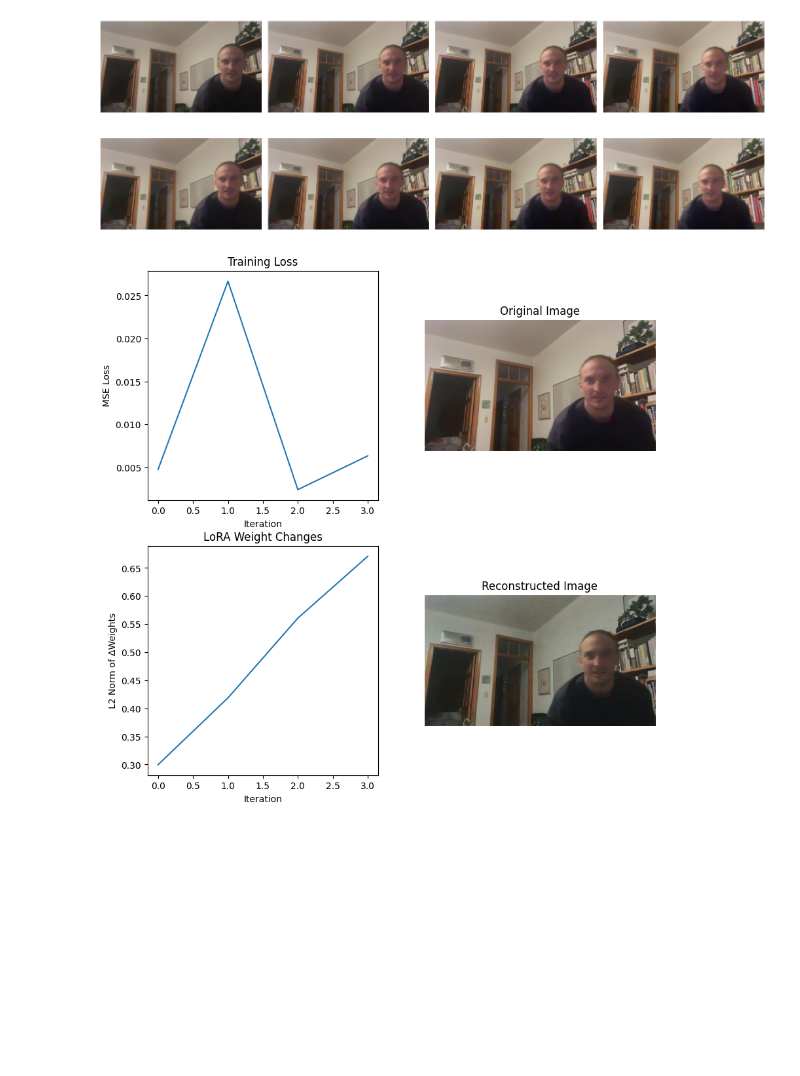
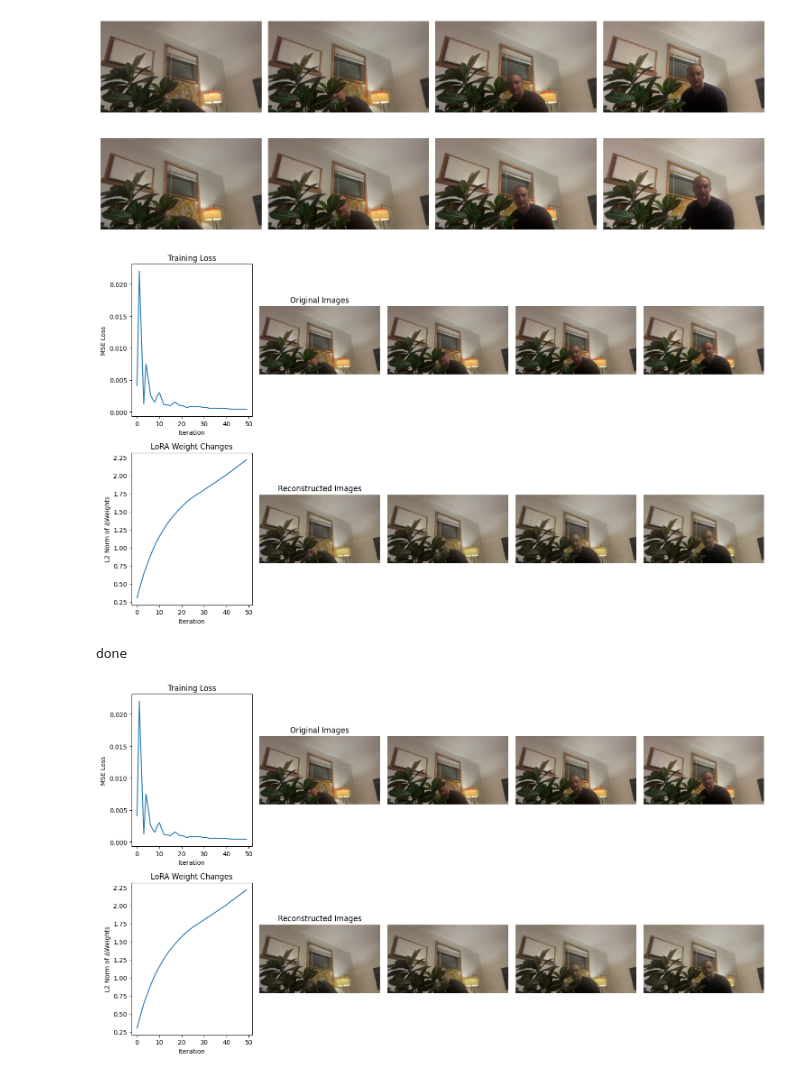
Before and after one commit to timmh/aecompression, a Jupyter notebook: demo.ipynb, the cells around one changed output. Cells and saved outputs as stored; diff of their text form; code cells hidden in the pictures; blank space fills up the shorter version.

```diff
--- a/demo.ipynb
+++ b/demo.ipynb
@@ -24,0 +19,9 @@ Device: cpu
+# %%
+USE_MPS = True
+
+if USE_MPS and torch.backends.mps.is_available():
+    device = torch.device("mps")
+    print("Using MPS backend")
+else:
+    device = torch.device("cpu")
+print("Device:", device)
@@ -117,12 +124,13 @@ import torch.optim as optim
 import cv2
 import matplotlib.pyplot as plt
 from IPython.display import clear_output, display
+import time
 
 %matplotlib inline
 
 # device = torch.device("cuda:0" if torch.cuda.is_available() else "cpu")
 
-def capture_images(num=8, warmup_frames=5):
+def capture_images(num=8, warmup_frames=5, secs_bw_cap=0.1):
     cap = cv2.VideoCapture(0)
 
     # warm-up the camera
@@ -147,6 +155,8 @@ def capture_images(num=8, warmup_frames=5):
         tensor = torch.from_numpy(frame).permute(2, 0, 1).float() / 255.0
         images.append(tensor.unsqueeze(0))  # [1, C, H, W]
 
+        time.sleep(secs_bw_cap)
+
     cap.release()
     return torch.cat(images, dim=0)  # [N, C, H, W]
 # %%
@@ -162,7 +172,7 @@ for i in range(NUM_IMAGES):
 
 plt.tight_layout()
 # %% [output]
-[figure, old version]
+[figure, new version]
 # %%
 import torch
 import torch.nn as nn
@@ -172,8 +182,7 @@ from IPython.display import clear_output, display
 
 %matplotlib inline
 
-# device = torch.device("cuda" if torch.cuda.is_available() else "cpu")
-# model.to(device)
+model.to(device)
 model.train()
 
 optimizer = optim.Adam(filter(lambda p: p.requires_grad, model.parameters()), lr=1e-3)
@@ -192,18 +201,34 @@ print("initial lora params:", lora_params_initial.keys())
 lora_param_changes = []
 losses = []
 
-fig, axes = plt.subplots(2, 2, figsize=(10,10))
+fig, axes = plt.subplots(2, 5, figsize=(15,8.5))
 loss_ax = axes[0,0]
 weights_ax = axes[1,0]
-orig_ax = axes[0,1]
-recon_ax = axes[1,1]
+orig_axes = axes[0,1:]
+recon_axes = axes[1,1:]
 
 for epoch in range(num_epochs):
     for i in range(0, images.size(0), batch_size):
-        img = images[i:i+batch_size].to(device)  # shape [B, C, H, W]
+        img = images[i:i+batch_size].to(device)
 
-        out = model(img)
-        x_hat = out["x_hat"] if isinstance(out, dict) and "x_hat" in out else out
+        # out = model(img)
+        x = img
+        y = model.g_a(x)
+        z = model.h_a(torch.abs(y))
+        z_hat, z_likelihoods = model.entropy_bottleneck(z)
+        scales_hat = model.h_s(z_hat)
+
+        # this op not supported on mps
+        y = y.to("cpu")
+        scales_hat = scales_hat.to("cpu")
+        model = model.to("cpu")
+        y_hat, y_likelihoods = model.gaussian_conditional(y, scales_hat)
+
+        # put stuff back on mps for backward pass and loss
+        y_hat = y_hat.to(device)
+        model = model.to(device)
+
+        x_hat = model.g_s(y_hat) #["x_hat"]
 
         loss = criterion(x_hat, img)
 
@@ -222,42 +247,46 @@ for epoch in range(num_epochs):
         for n in lora_params_initial:
             diff_norm += (current_lora_params[n] - lora_params_initial[n]).pow(2).sum().item()
         diff_norm = diff_norm**0.5
         lora_param_changes.append(diff_norm)
 
         # update display
         clear_output(wait=True)
 
         # loss plot
         loss_ax.clear()
         loss_ax.plot(losses)
         loss_ax.set_title("Training Loss")
         loss_ax.set_xlabel("Iteration")
         loss_ax.set_ylabel("MSE Loss")
 
         # lora plot
         weights_ax.clear()
         weights_ax.plot(lora_param_changes)
         weights_ax.set_title("LoRA Weight Changes")
         weights_ax.set_xlabel("Iteration")
         weights_ax.set_ylabel("L2 Norm of ΔWeights")
 
-        mid_idx = batch_size // 2
-        orig_img_np = img[mid_idx].detach().cpu().permute(1,2,0).numpy().clip(0,1)
-        x_hat_np = x_hat[mid_idx].detach().cpu().permute(1,2,0).numpy().clip(0,1)
+        for j in range(4):
+            orig_img_np = img[j+2].detach().cpu().permute(1,2,0).numpy().clip(0,1) # use middle 4 images
+            x_hat_np = x_hat[j+2].detach().cpu().permute(1,2,0).numpy().clip(0,1) # use middle 4 images
 
-        orig_ax.clear()
-        orig_ax.imshow(orig_img_np)
-        orig_ax.set_title("Original Image")
-        orig_ax.axis('off')
+            orig_axes[j].clear()
+            orig_axes[j].imshow(orig_img_np)
+            orig_axes[j].axis('off')
 
-        recon_ax.clear()
-        recon_ax.imshow(x_hat_np)
-        recon_ax.set_title("Reconstructed Image")
-        recon_ax.axis('off')
+            recon_axes[j].clear()
+            recon_axes[j].imshow(x_hat_np)
+            recon_axes[j].axis('off')
 
+        recon_axes[0].set_title("Reconstructed Images")
+        orig_axes[0].set_title("Original Images")
+
+        plt.tight_layout()
         display(fig)
         # plt.pause(0.001)
 
 print("done")
 # %% [output]
-[figure, old version]
+[figure, new version]
+done
+[figure, added]
```
Also changed, not shown: parts of 3 cells of this notebook.
